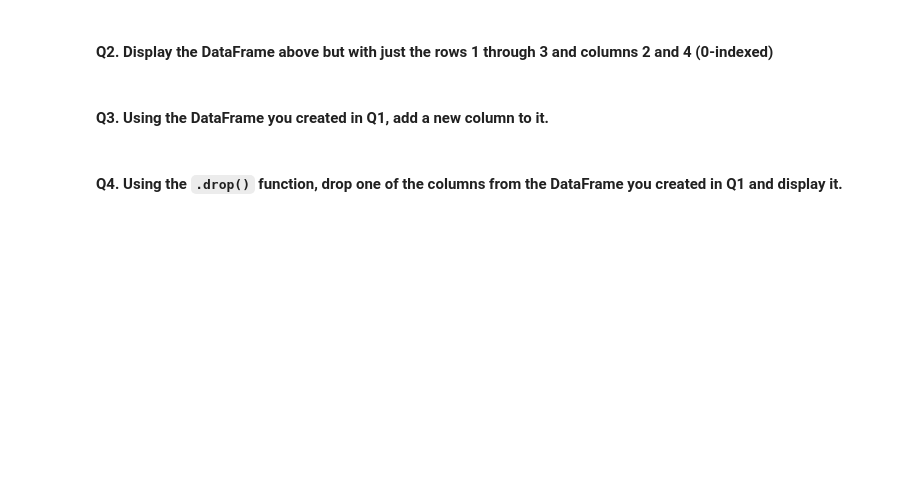
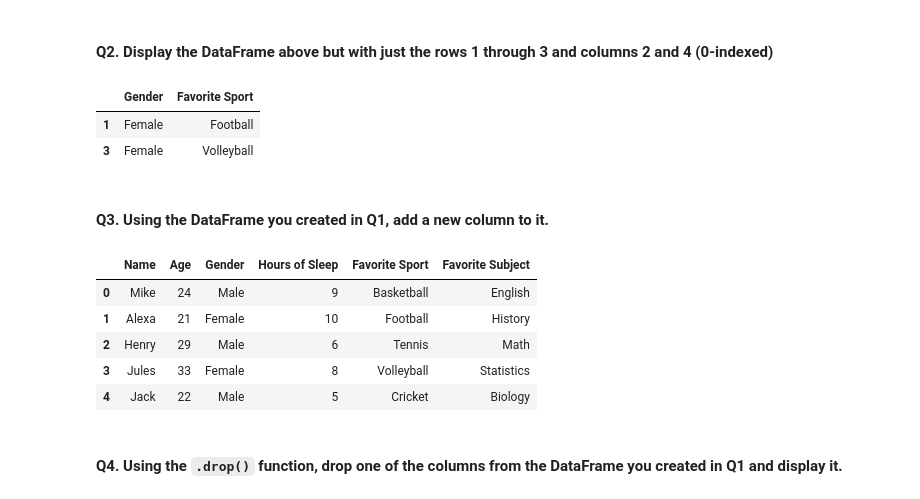
Before and after one commit to naveinsuresh/cs198_quant_finance, a Jupyter notebook: hw0.ipynb, the cells around one changed output. Saved outputs shown, nothing was run; the diff lists cells and outputs as text; code cells hidden in the pictures; blank space fills up the shorter version.

```diff
--- a/hw0.ipynb
+++ b/hw0.ipynb
@@ -333,2 +359,5 @@ example_df[0:3]
 # %% [markdown]
 #### Q1. Create a sample DataFrame with at least 5 rows and columns and display the original DataFrame
+# %%
+sample_table = pd.DataFrame(data = {'Name': ["Mike", "Alexa", "Henry", "Jules", "Jack"], "Age": [24, 21, 29, 33, 22], "Gender": ["Male", "Female", "Male", "Female", "Male"], "Hours of Sleep": [9, 10, 6, 8, 5], "Favorite Sport": ["Basketball", "Football", "Tennis", "Volleyball", "Cricket"]})
+sample_table
@@ -335,6 +371,22 @@ example_df[0:3]
 # %% [markdown]
 #### Q2. Display the DataFrame above but with just the rows 1 through 3 and columns 2 and 4 (0-indexed)
+# %%
+sample_table.iloc[[1, 3], [2, 4]]
+# %% [output]
+|  | Gender | Favorite Sport |
+| 1 | Female | Football |
+| 3 | Female | Volleyball |
 # %% [markdown]
 #### Q3. Using the DataFrame you created in Q1, add a new column to it.
+# %%
+sample_table["Favorite Subject"] = ["English", "History", "Math", "Statistics", "Biology"]
+sample_table
+# %% [output]
+|  | Name | Age | Gender | Hours of Sleep | Favorite Sport | Favorite Subject |
+| 0 | Mike | 24 | Male | 9 | Basketball | English |
+| 1 | Alexa | 21 | Female | 10 | Football | History |
+| 2 | Henry | 29 | Male | 6 | Tennis | Math |
+| 3 | Jules | 33 | Female | 8 | Volleyball | Statistics |
+| 4 | Jack | 22 | Male | 5 | Cricket | Biology |
 # %% [markdown]
 #### Q4. Using the `.drop()` function, drop one of the columns from the DataFrame you created in Q1 and display it.
```
Also changed, not shown: parts of 21 cells of this notebook, 1 other file.
